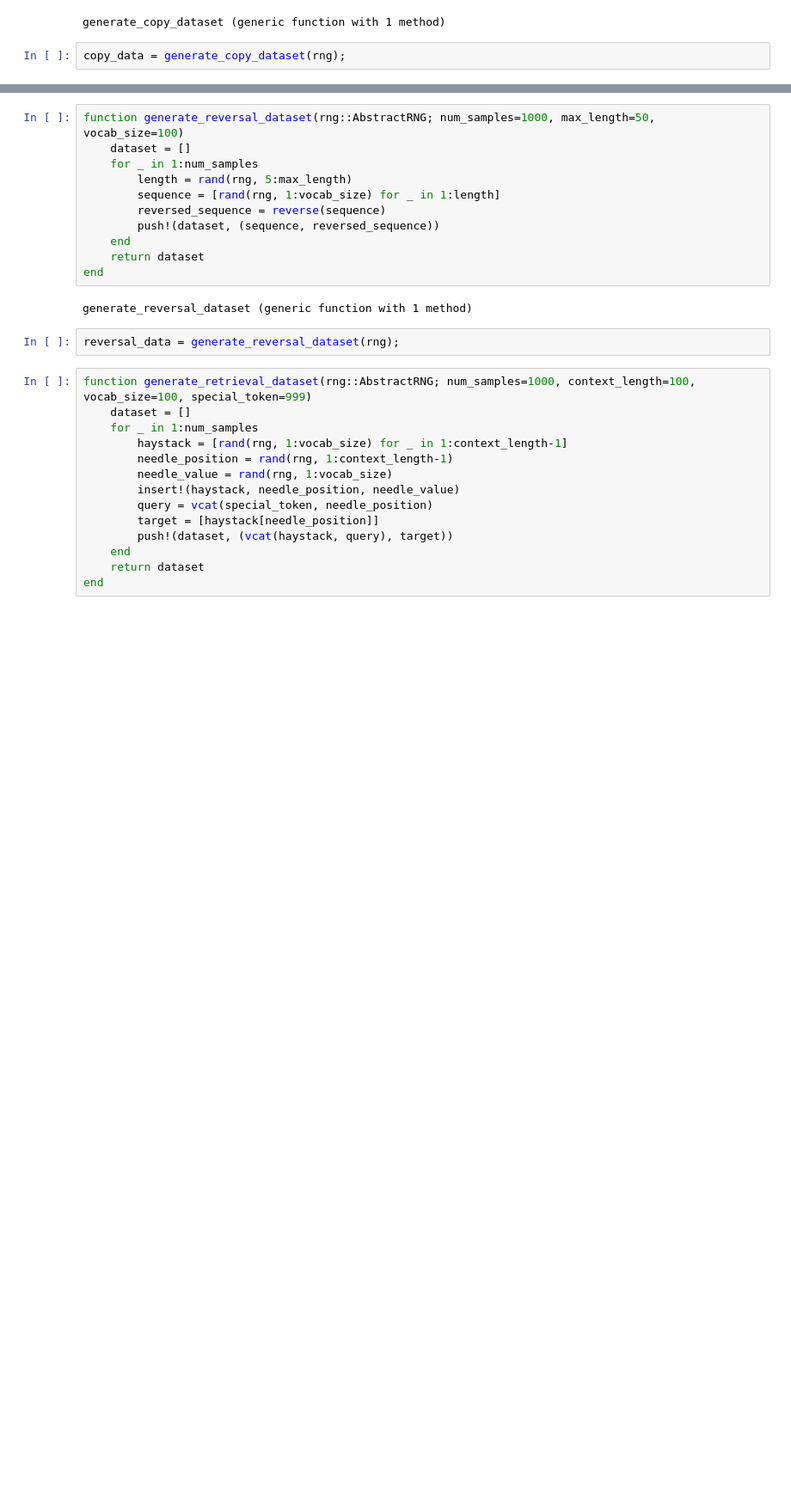
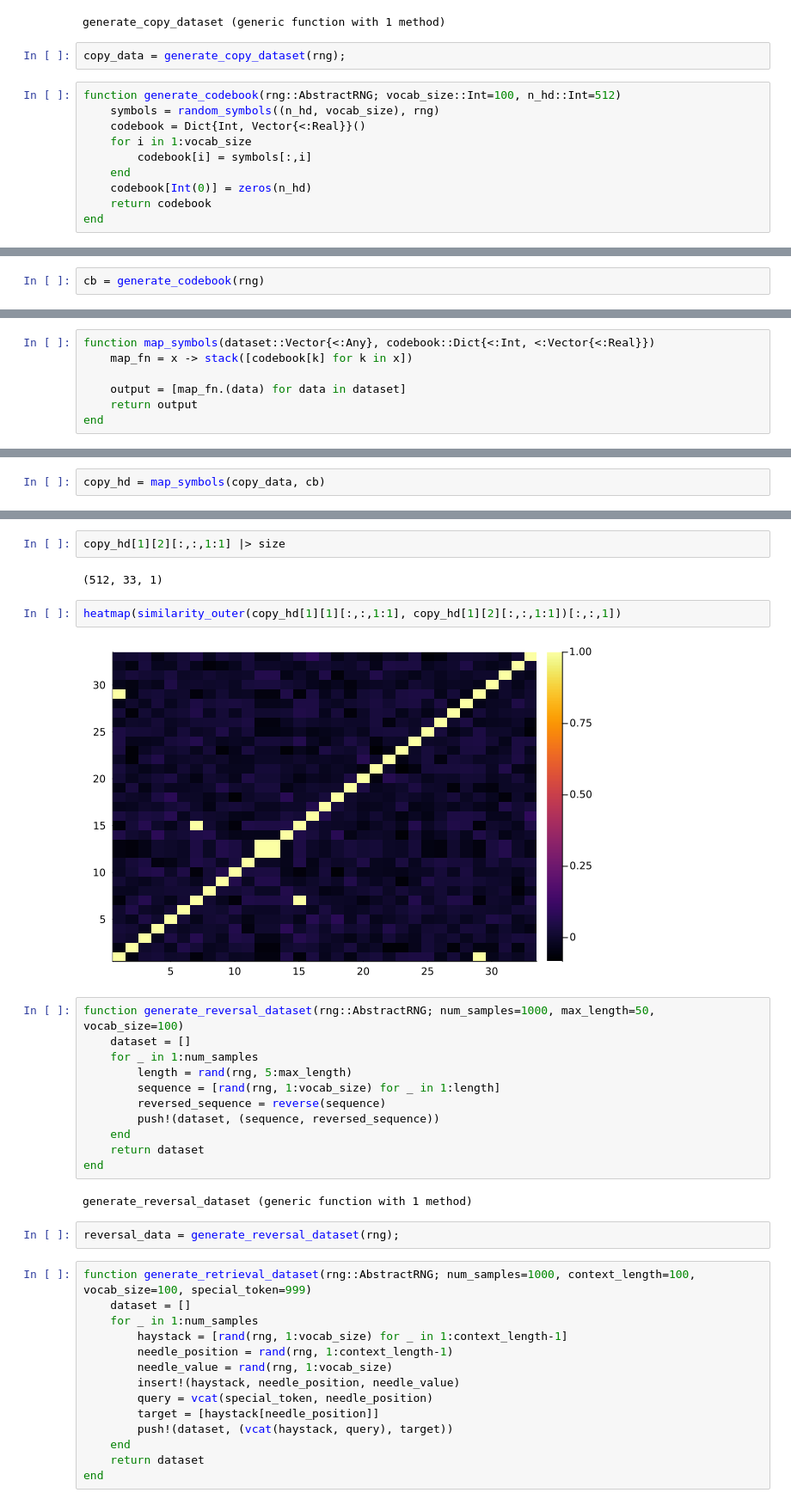
Before and after one commit to wilkieolin/PhasorNetworks.jl, a Jupyter notebook: demos/attn_data.ipynb, the cells around one changed output, grey strips where cells are left out. Shown at 86% size. Drawn from its saved outputs; the diff is of its cells as text; blank space fills up the shorter version.

```diff
--- a/demos/attn_data.ipynb
+++ b/demos/attn_data.ipynb
@@ -18,3 +40,13 @@ end
 generate_copy_dataset (generic function with 1 method)
 # %%
 copy_data = generate_copy_dataset(rng);
+# %%
+function generate_codebook(rng::AbstractRNG; vocab_size::Int=100, n_hd::Int=512)
+    symbols = random_symbols((n_hd, vocab_size), rng)
+    codebook = Dict{Int, Vector{<:Real}}()
+    for i in 1:vocab_size
+        codebook[i] = symbols[:,i]
+    end
+    codebook[Int(0)] = zeros(n_hd)
+    return codebook
+end
@@ -20,0 +55,2 @@ copy_data = generate_copy_dataset(rng);
+# %%
+cb = generate_codebook(rng)
@@ -20,0 +77,7 @@ copy_data = generate_copy_dataset(rng);
+# %%
+function map_symbols(dataset::Vector{<:Any}, codebook::Dict{<:Int, <:Vector{<:Real}})
+    map_fn = x -> stack([codebook[k] for k in x])
+
+    output = [map_fn.(data) for data in dataset]
+    return output
+end
@@ -20,0 +86,2 @@ copy_data = generate_copy_dataset(rng);
+# %%
+copy_hd = map_symbols(copy_data, cb)
@@ -21,3 +152,11 @@ copy_data = generate_copy_dataset(rng);
+# %%
+copy_hd[1][2][:,:,1:1] |> size
+# %% [output]
+(512, 33, 1)
+# %%
+heatmap(similarity_outer(copy_hd[1][1][:,:,1:1], copy_hd[1][2][:,:,1:1])[:,:,1])
+# %% [output]
+[figure, added]
 # %%
 function generate_reversal_dataset(rng::AbstractRNG; num_samples=1000, max_length=50, vocab_size=100)
     dataset = []
```
Also changed, not shown: parts of 14 cells of this notebook, 7 other files.
